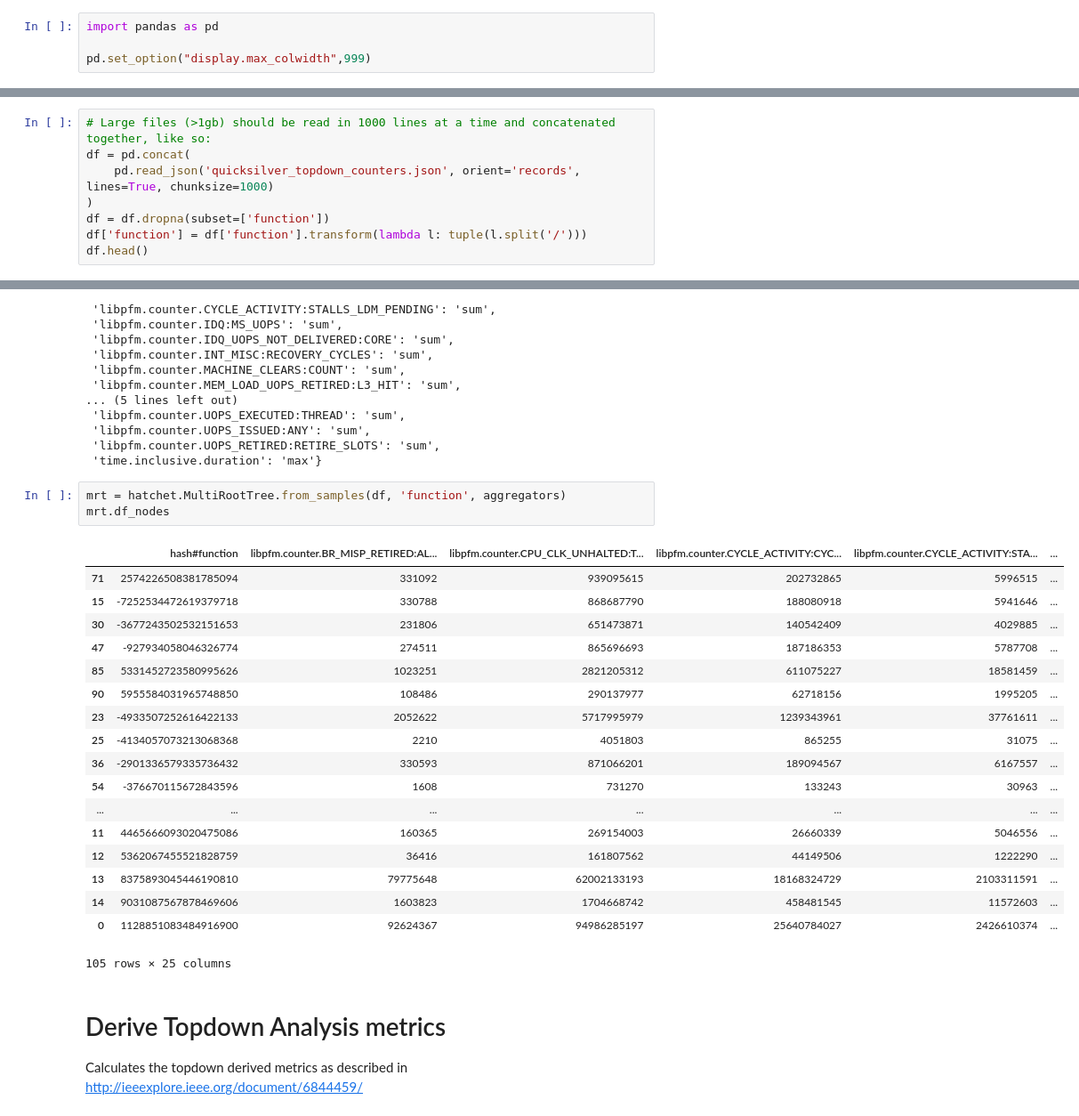
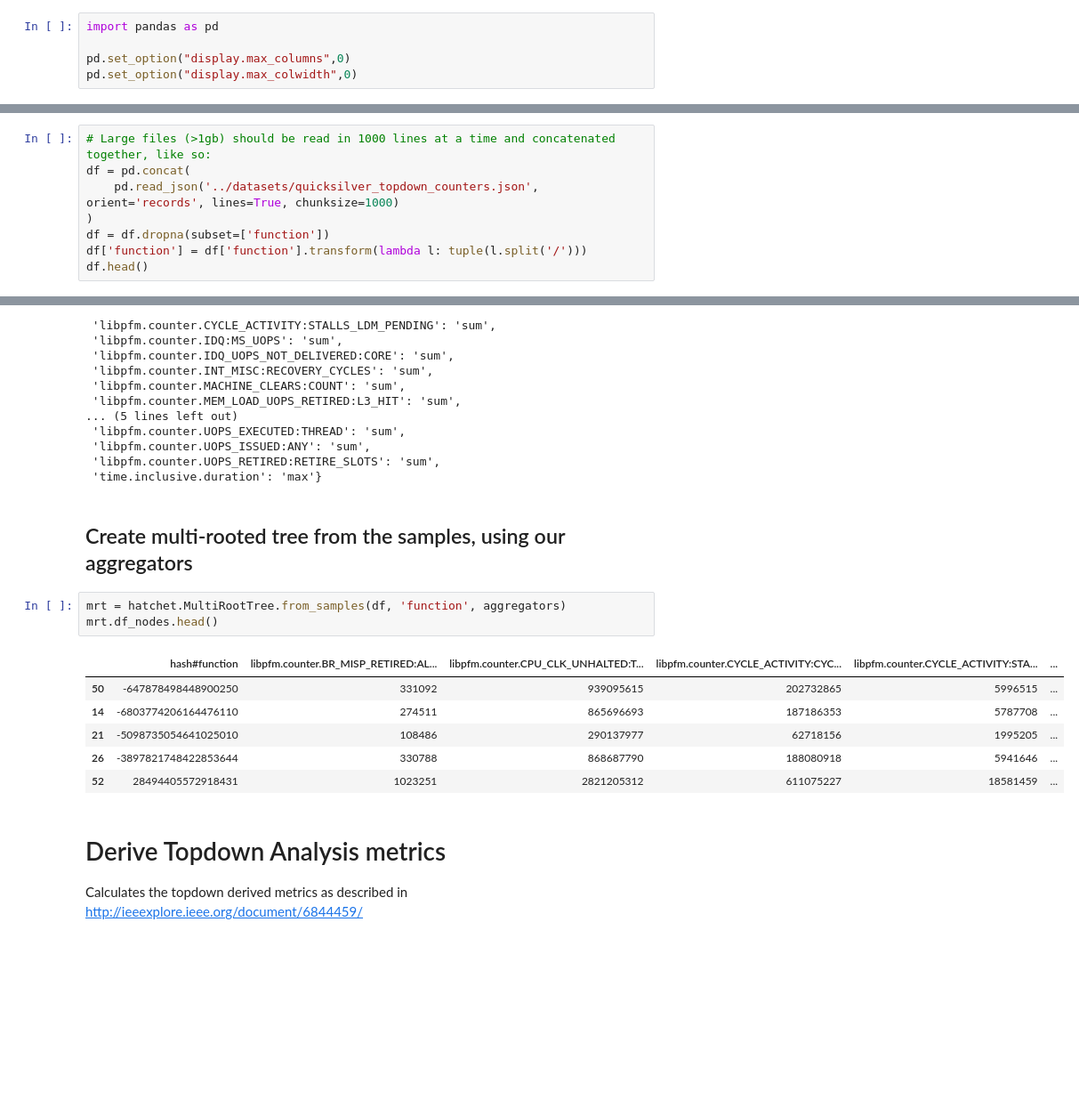
Before and after one commit to LLNL/caliper-examples, a Jupyter notebook: jupyter_notebooks/Quicksilver Topdown Analysis.ipynb, the cells around one changed output, grey strips where cells are left out. Shown at 89% size. Cells and saved outputs as stored; diff of their text form; blank space fills up the shorter version.

```diff
--- a/jupyter_notebooks/Quicksilver Topdown Analysis.ipynb
+++ b/jupyter_notebooks/Quicksilver Topdown Analysis.ipynb
@@ -1,14 +1,15 @@
 # %%
 import pandas as pd
 
-pd.set_option("display.max_colwidth",999)
+pd.set_option("display.max_columns",0)
+pd.set_option("display.max_colwidth",0)
 # %% [markdown]
 # Load Caliper JSON Data
 Drop data with empty function annotations and split function nestings into tuples "main/foo/bar" -> (main, foo, bar)
 # %%
 # Large files (>1gb) should be read in 1000 lines at a time and concatenated together, like so:
 df = pd.concat(
-    pd.read_json('quicksilver_topdown_counters.json', orient='records', lines=True, chunksize=1000)
+    pd.read_json('../datasets/quicksilver_topdown_counters.json', orient='records', lines=True, chunksize=1000)
 )
 df = df.dropna(subset=['function'])
 df['function'] = df['function'].transform(lambda l: tuple(l.split('/')))
@@ -50,28 +50,18 @@ aggregators
  'libpfm.counter.UOPS_ISSUED:ANY': 'sum',
  'libpfm.counter.UOPS_RETIRED:RETIRE_SLOTS': 'sum',
  'time.inclusive.duration': 'max'}
+# %% [markdown]
+## Create multi-rooted tree from the samples, using our aggregators
 # %%
 mrt = hatchet.MultiRootTree.from_samples(df, 'function', aggregators)
-mrt.df_nodes
+mrt.df_nodes.head()
 # %% [output]
 |  | hash#function | libpfm.counter.BR_MISP_RETIRED:AL... | libpfm.counter.CPU_CLK_UNHALTED:T... | libpfm.counter.CYCLE_ACTIVITY:CYC... | libpfm.counter.CYCLE_ACTIVITY:STA... | ... |
-| 71 | 2574226508381785094 | 331092 | 939095615 | 202732865 | 5996515 | ... |
-| 15 | -7252534472619379718 | 330788 | 868687790 | 188080918 | 5941646 | ... |
-| 30 | -3677243502532151653 | 231806 | 651473871 | 140542409 | 4029885 | ... |
-| 47 | -927934058046326774 | 274511 | 865696693 | 187186353 | 5787708 | ... |
-| 85 | 5331452723580995626 | 1023251 | 2821205312 | 611075227 | 18581459 | ... |
-| 90 | 5955584031965748850 | 108486 | 290137977 | 62718156 | 1995205 | ... |
-| 23 | -4933507252616422133 | 2052622 | 5717995979 | 1239343961 | 37761611 | ... |
-| 25 | -4134057073213068368 | 2210 | 4051803 | 865255 | 31075 | ... |
-| 36 | -2901336579335736432 | 330593 | 871066201 | 189094567 | 6167557 | ... |
-| 54 | -376670115672843596 | 1608 | 731270 | 133243 | 30963 | ... |
-| ... | ... | ... | ... | ... | ... | ... |
-| 11 | 4465666093020475086 | 160365 | 269154003 | 26660339 | 5046556 | ... |
-| 12 | 5362067455521828759 | 36416 | 161807562 | 44149506 | 1222290 | ... |
-| 13 | 8375893045446190810 | 79775648 | 62002133193 | 18168324729 | 2103311591 | ... |
-| 14 | 9031087567878469606 | 1603823 | 1704668742 | 458481545 | 11572603 | ... |
-| 0 | 1128851083484916900 | 92624367 | 94986285197 | 25640784027 | 2426610374 | ... |
+| 50 | -647878498448900250 | 331092 | 939095615 | 202732865 | 5996515 | ... |
+| 14 | -6803774206164476110 | 274511 | 865696693 | 187186353 | 5787708 | ... |
+| 21 | -5098735054641025010 | 108486 | 290137977 | 62718156 | 1995205 | ... |
+| 26 | -3897821748422853644 | 330788 | 868687790 | 188080918 | 5941646 | ... |
+| 52 | 28494405572918431 | 1023251 | 2821205312 | 611075227 | 18581459 | ... |
-105 rows × 25 columns
 # %% [markdown]
 # Derive Topdown Analysis metrics
 Calculates the topdown derived metrics as described in http://ieeexplore.ieee.org/document/6844459/
```
Also changed, not shown: parts of 13 cells of this notebook.
